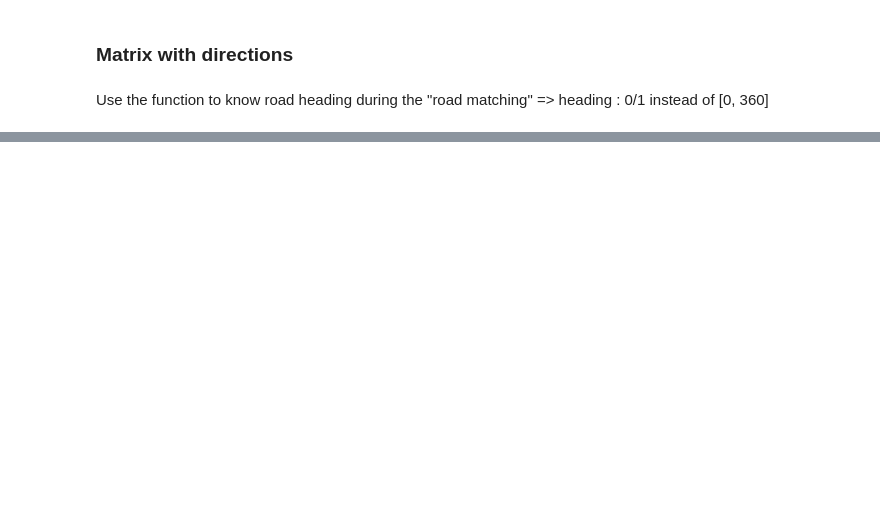
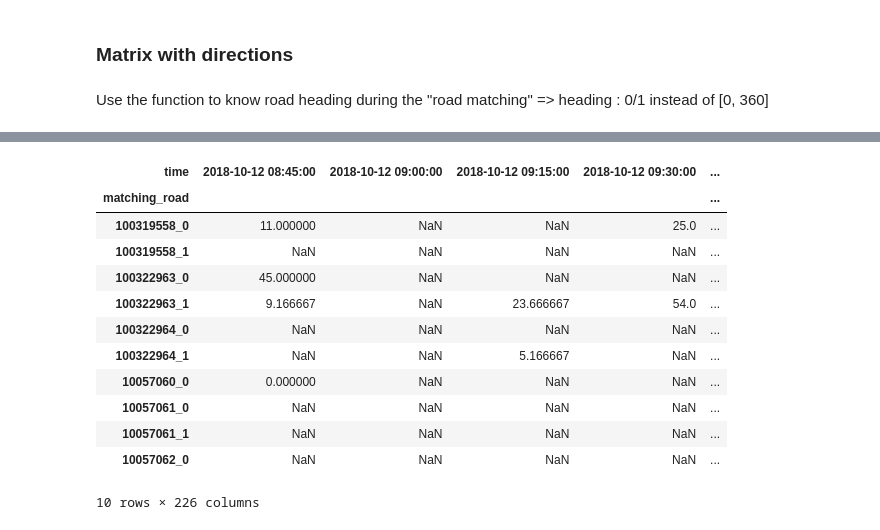
Before and after one commit to bourliam/PRIM, a Jupyter notebook: Getting the speed matrix.ipynb, the cells around one changed output, grey strips where cells are left out. Drawn from its saved outputs; the diff is of its cells as text; code cells hidden in the pictures; blank space fills up the shorter version.

Commit message:
speed matrix

```diff
--- a/Getting the speed matrix.ipynb
+++ b/Getting the speed matrix.ipynb
@@ -391,3 +407,33 @@ folium_map
 ### Matrix with directions
 # %% [markdown]
 Use the function to know road heading during the "road matching" => heading : 0/1 instead of [0, 360]
+# %%
+def get_speed_matrix_headings(timeframe):
+    avg_speed = pd.DataFrame(
+        list(data.aggregate(
+              [{
+                "$group" : {
+                    "_id" : {
+                        "matching_road": "$matching_road",
+                        "heading": "$heading_road",
+                        "time": {
+                            "$toDate": {
+                                "$subtract": [
+                                  { "$toLong": "$time"},
+                                  { "$mod": [ { "$toLong": "$time"}, 1000 * 60 * timeframe] }
+                                ]
+                              }
+                        }
+                    },
+                    "avg_speed": {"$avg": "$speed"},
+                    "count": {"$sum": 1},
+                    "matching_road": {"$first": {"$concat": [{"$toString":"$matching_road"}, "_", {"$toString": "$heading_road"}]}},
+                }
+              }]
+            )
+        ))
+    avg_speed['time'] = avg_speed['_id'].apply(lambda x: x['time'])
+    return avg_speed
+# %%
+avg_speed = get_speed_matrix_headings(15)
+avg_speed.head(10)
@@ -393,0 +452,18 @@ Use the function to know road heading during the "road matching" => heading : 0/
+# %%
+speeds = avg_speed.pivot(index='matching_road', columns='time', values='avg_speed')
+# %%
+speeds.head(10)
+# %% [output]
+| time | 2018-10-12 08:45:00 | 2018-10-12 09:00:00 | 2018-10-12 09:15:00 | 2018-10-12 09:30:00 | ... |
+| matching_road |  |  |  |  | ... |
+| 100319558_0 | 11.000000 | NaN | NaN | 25.0 | ... |
+| 100319558_1 | NaN | NaN | NaN | NaN | ... |
+| 100322963_0 | 45.000000 | NaN | NaN | NaN | ... |
+| 100322963_1 | 9.166667 | NaN | 23.666667 | 54.0 | ... |
+| 100322964_0 | NaN | NaN | NaN | NaN | ... |
+| 100322964_1 | NaN | NaN | 5.166667 | NaN | ... |
+| 10057060_0 | 0.000000 | NaN | NaN | NaN | ... |
+| 10057061_0 | NaN | NaN | NaN | NaN | ... |
+| 10057061_1 | NaN | NaN | NaN | NaN | ... |
+| 10057062_0 | NaN | NaN | NaN | NaN | ... |
+10 rows × 226 columns
```
Also changed, not shown: parts of 9 cells of this notebook, 2 other files.
